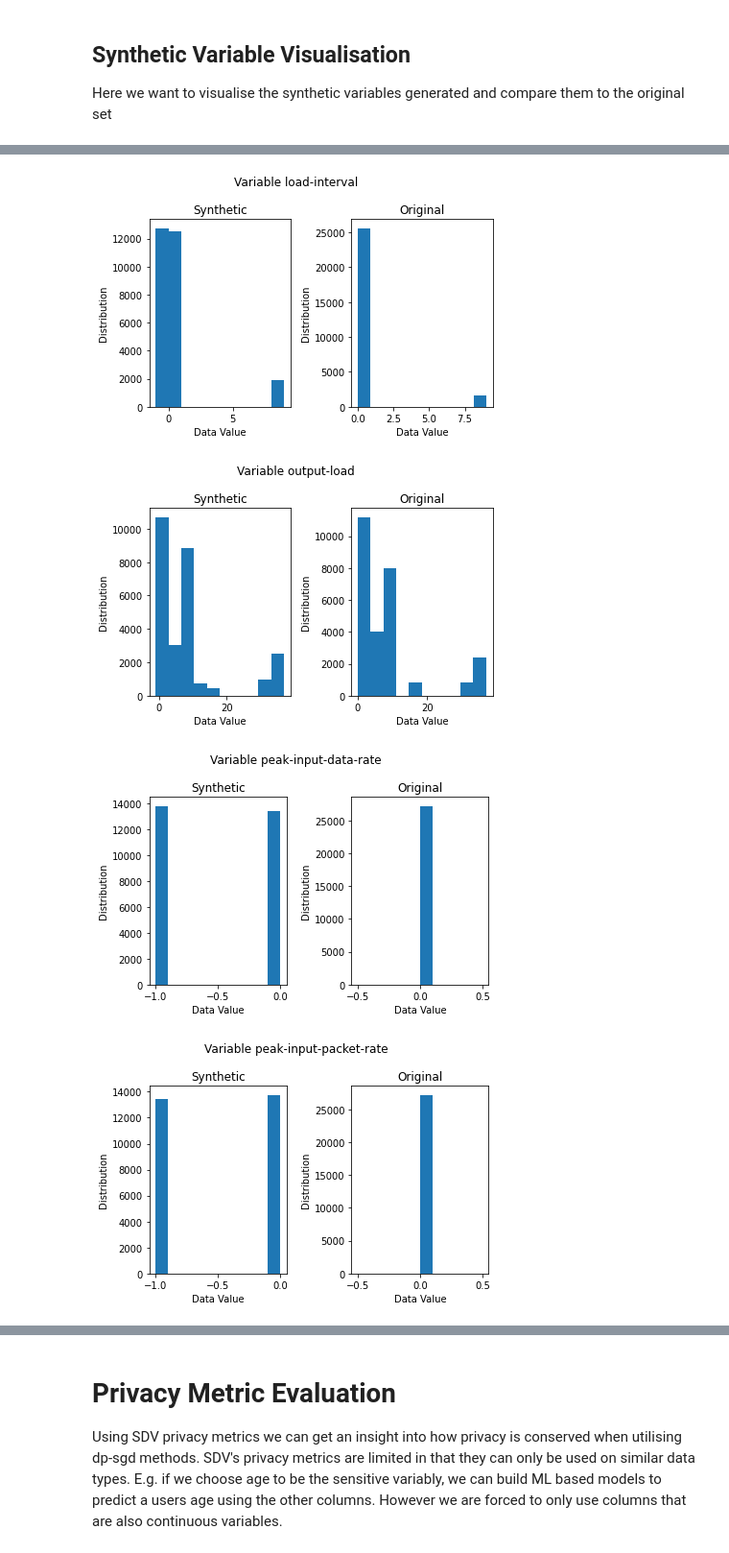
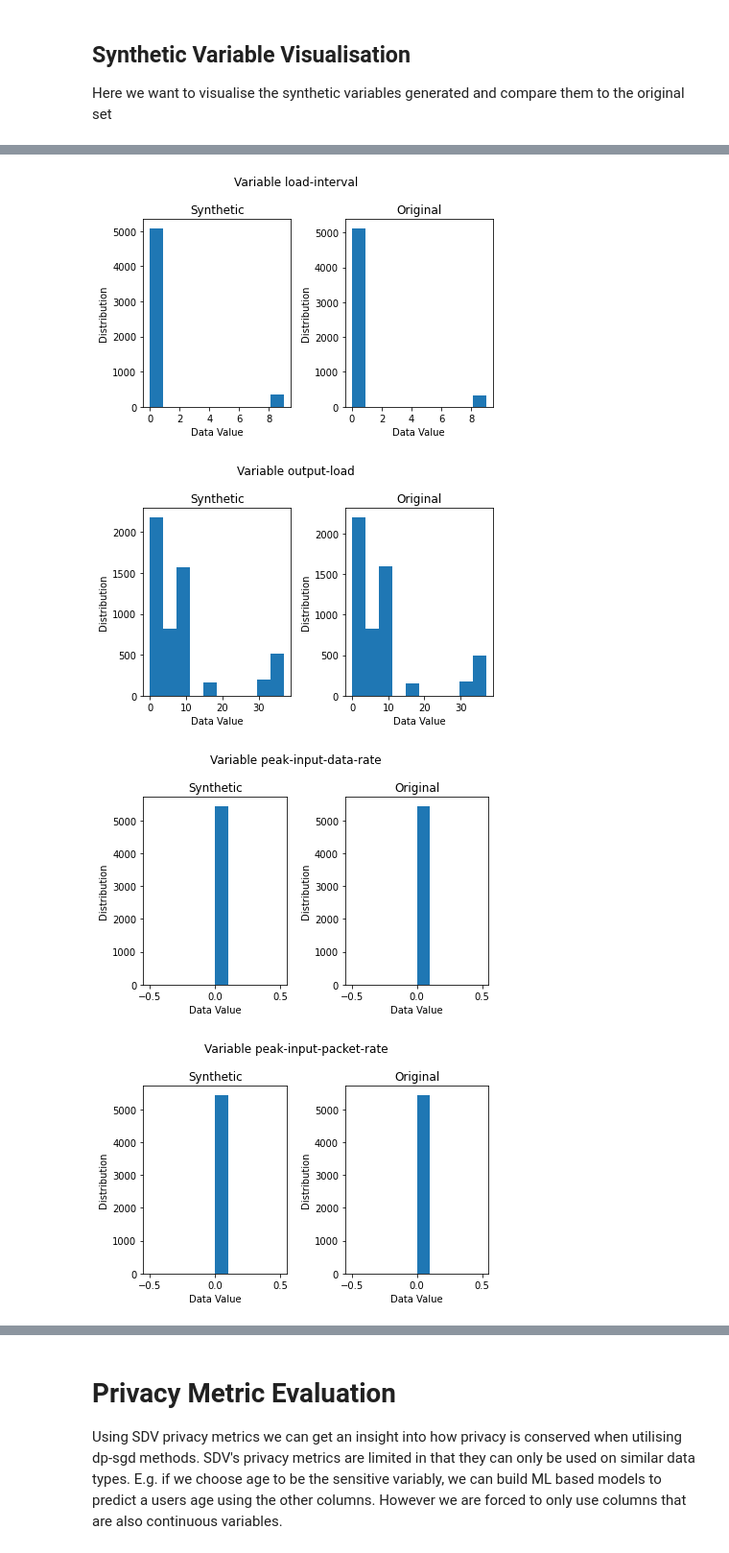
Before and after one commit to lesleychou/VAE_DP, a Jupyter notebook: Investigations/CISCO_Notebook.ipynb, the cells around one changed output, grey strips where cells are left out. Shown at 96% size. Cells and saved outputs as stored; diff of their text form; code cells hidden in the pictures.

```diff
--- a/Investigations/CISCO_Notebook.ipynb
+++ b/Investigations/CISCO_Notebook.ipynb
@@ -116,9 +91,11 @@ input_df
 | 469222 | 13998724.0 | 35.0 | 998433.0 | 0.0 | 14070719.0 | 35.0 | ... |
 27228 rows × 12 columns
 # %%
-categorical_column_name=[]
+# Find all column/features with categorical value
+original_categorical_columns=[]
 categorical_len_count=0
 for col in input_df:
     if len(input_df[col].unique()) <= 100:
-        categorical_column_name.append(col)
+        original_categorical_columns.append(col)
         categorical_len_count += len(input_df[col].unique())
+original_categorical_columns
@@ -350,22 +273,22 @@ target_eps = 10  # Target epsilon for privacy accountant
 target_delta = 1e-5  # Target delta for privacy accountant
 
 # Prepare data for interaction with torch VAE
-Y = torch.Tensor(x_train)
+Y = torch.Tensor(X_train)
 dataset = TensorDataset(Y)
 
 generator = None
 sample_rate = batch_size / len(dataset)
 data_loader = DataLoader(
     dataset,
-    batch_sampler=UniformWithReplacementSampler(
-        num_samples=len(dataset), sample_rate=sample_rate, generator=generator
-    ),
+    batch_sampler=UniformWithReplacementSampler(num_samples=len(dataset),
+                                                sample_rate=sample_rate,
+                                                generator=generator),
     pin_memory=True,
     generator=generator,
 )
 
 # Create VAE
-encoder = Encoder(x_train.shape[1], latent_dim, hidden_dim=hidden_dim)
+encoder = Encoder(X_train.shape[1], latent_dim, hidden_dim=hidden_dim)
 decoder = Decoder(latent_dim, num_continuous, hidden_dim=hidden_dim, num_categories=num_categories)
 
 vae = VAE(encoder, decoder)
@@ -493,6 +387,29 @@ synthetic_supp = reverse_transformers(
     cat_transformers=categorical_transformers,
     pre_proc_method=pre_proc_method,
 )
+# %%
+# Generate synthetic data with X_test
+test_synthetic_sample = vae.generate(X_test.shape[0])
+
+if torch.cuda.is_available():
+    test_synthetic_sample = pd.DataFrame(
+        test_synthetic_sample.cpu().detach().numpy(),
+        columns=reordered_dataframe_columns
+    )
+else:
+    test_synthetic_sample = pd.DataFrame(
+        test_synthetic_sample.detach().numpy(),
+        columns=reordered_dataframe_columns
+    )
+# Reverse the transformations
+
+test_synthetic_supp = reverse_transformers(
+    synthetic_set=test_synthetic_sample,
+    data_supp_columns=input_df.columns,
+    cont_transformers=continuous_transformers,
+    cat_transformers=categorical_transformers,
+    pre_proc_method=pre_proc_method,
+)
 # %% [markdown]
 ## Synthetic Variable Visualisation
 
@@ -502,8 +419,8 @@ Here we want to visualise the synthetic variables generated and compare them to
 plot_variable_distributions(
     categorical_columns=original_categorical_columns,
     continuous_columns=original_continuous_columns,
-    data_supp=input_df,
-    synthetic_supp=synthetic_supp,
+    data_supp=original_X_test,
+    synthetic_supp=test_synthetic_supp,
     saving_filepath="figs/",
     pre_proc_method=pre_proc_method,
 )
@@ -512,4 +429,4 @@ plot_variable_distributions(
-[figure, old version]
+[figure, new version]
-[figure, old version]
+[figure, new version]
-[figure, old version]
+[figure, new version]
-[figure, old version]
+[figure, new version]
```
Also changed, not shown: parts of 38 cells of this notebook, 1 other file.
